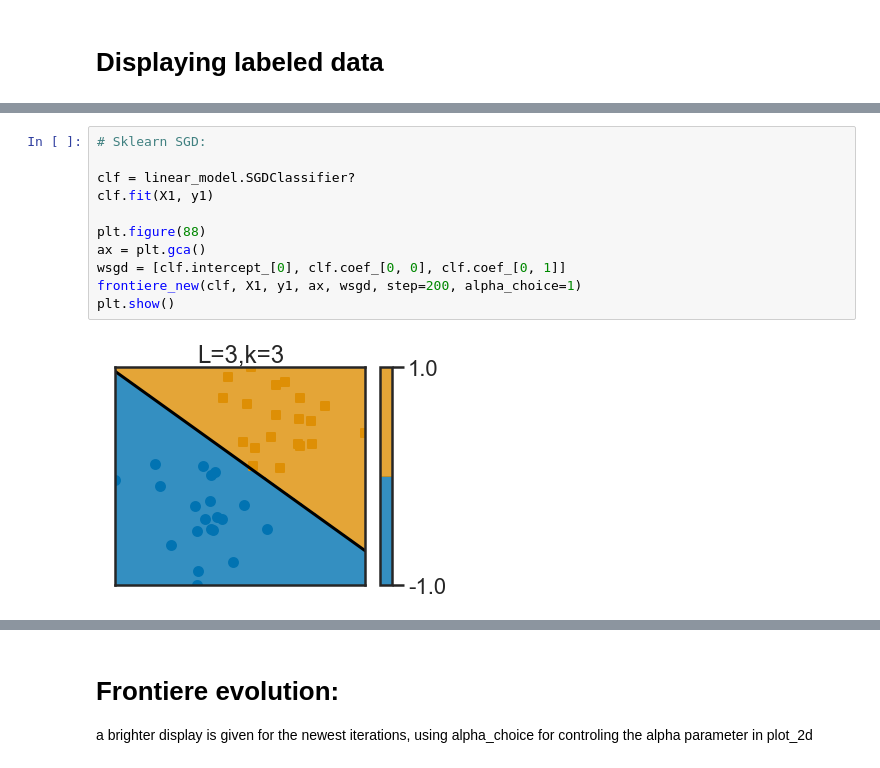
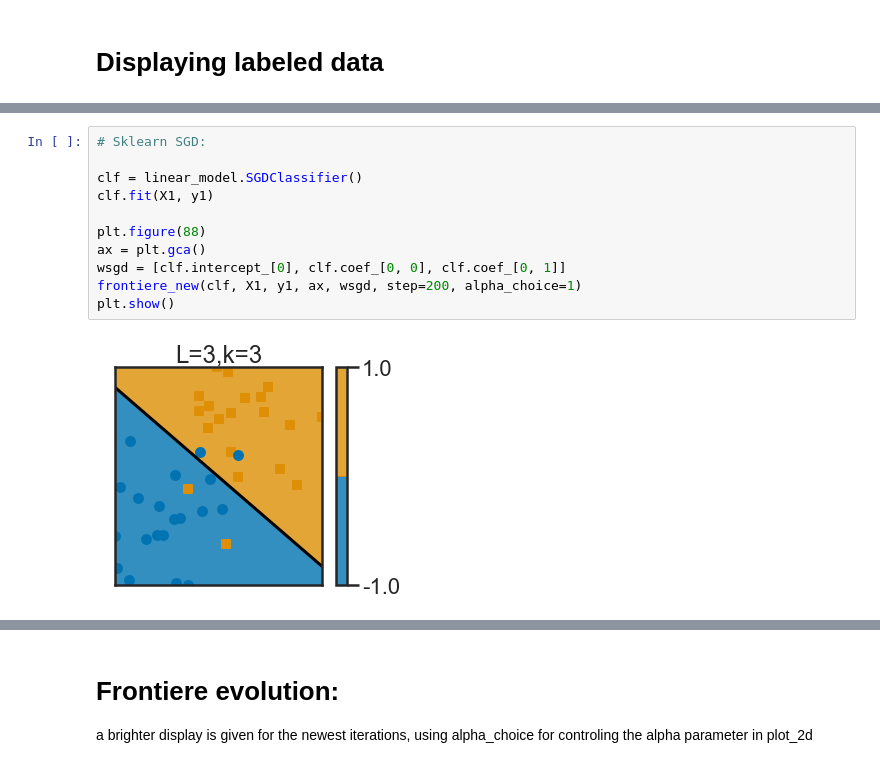
Before and after one commit to josephsalmon/agramfort.github.io, a Jupyter notebook: content/enseignement/Montpellier/HMMA308/TP_perceptron.ipynb, the cells around one changed output, grey strips where cells are left out. Drawn from its saved outputs; the diff is of its cells as text.

```diff
--- a/content/enseignement/Montpellier/HMMA308/TP_perceptron.ipynb
+++ b/content/enseignement/Montpellier/HMMA308/TP_perceptron.ipynb
@@ -208,16 +210,16 @@ plt.show()
 # %%
 # Sklearn SGD:
 
-clf = linear_model.SGDClassifier?
+clf = linear_model.SGDClassifier()
 clf.fit(X1, y1)
 
 plt.figure(88)
 ax = plt.gca()
 wsgd = [clf.intercept_[0], clf.coef_[0, 0], clf.coef_[0, 1]]
 frontiere_new(clf, X1, y1, ax, wsgd, step=200, alpha_choice=1)
 plt.show()
 # %% [output]
-[figure, old version]
+[figure, new version]
 # %%
 # Hinge Loss case:
 epsilon = 0.01
```
Also changed, not shown: parts of 12 cells of this notebook, 43 other files.
